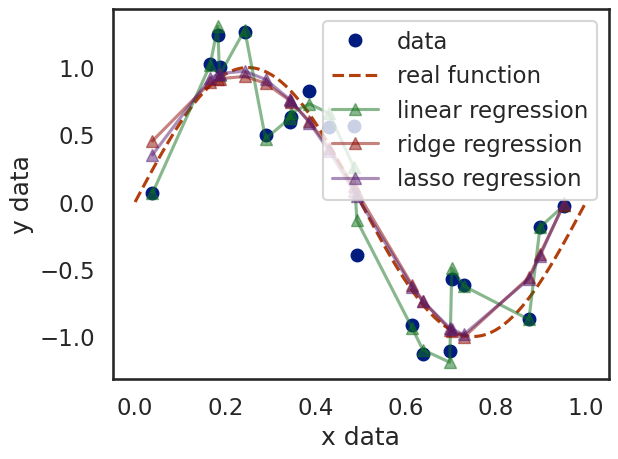
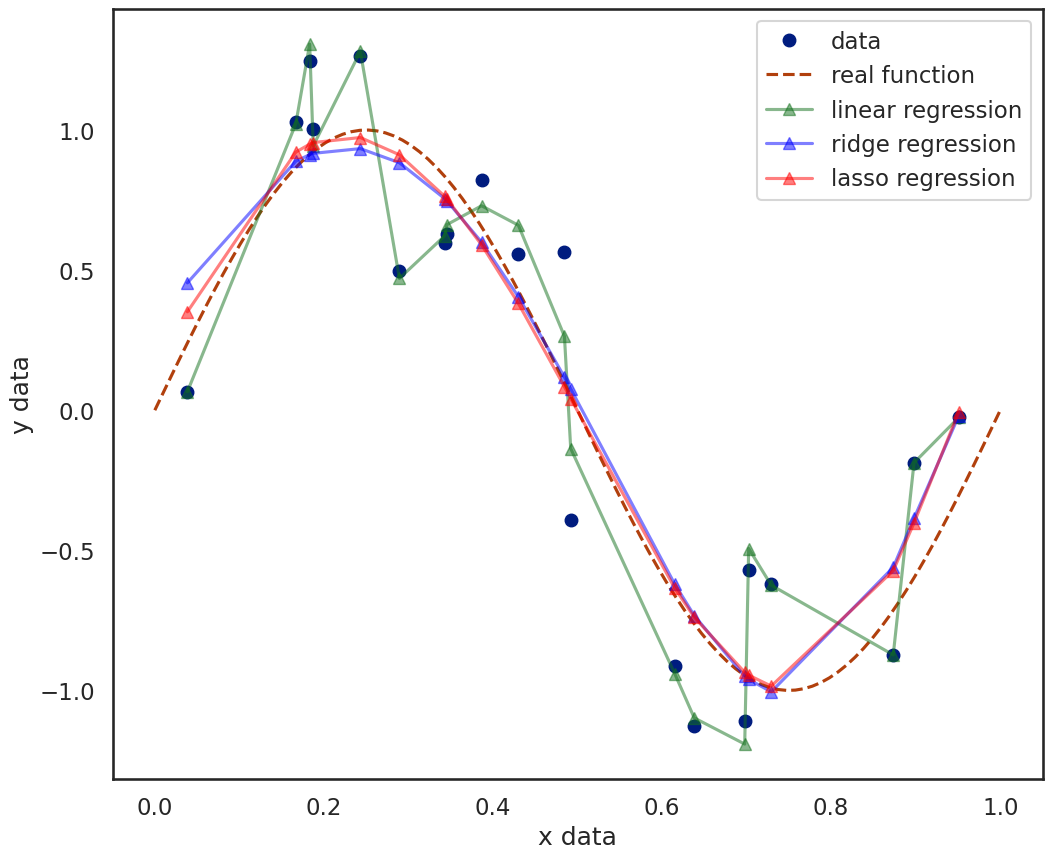
The change to this notebook cell's code, shown as a diff; its figure went from the first image to the second:
--- before
+++ after
@@ -16,9 +16,10 @@
 
 # The plot of the predicted values
+plt.figure(figsize=(12,10))
 plt.plot(X_data, Y_data, marker='o', ls='', label='data')
 plt.plot(X_real, Y_real, ls='--', label='real function')
 plt.plot(X_data, Y_pred, label='linear regression', marker='^', alpha=.5)
-plt.plot(X_data, Y_pred_rr, label='ridge regression', marker='^', alpha=.5)
-plt.plot(X_data, Y_pred_lr, label='lasso regression', marker='^', alpha=.5)
+plt.plot(X_data, Y_pred_rr, label='ridge regression', marker='^', alpha=.5, color='blue')
+plt.plot(X_data, Y_pred_lr, label='lasso regression', marker='^', alpha=.5, color='red')
 
 plt.legend()

Commit: orgainsation and typo correction